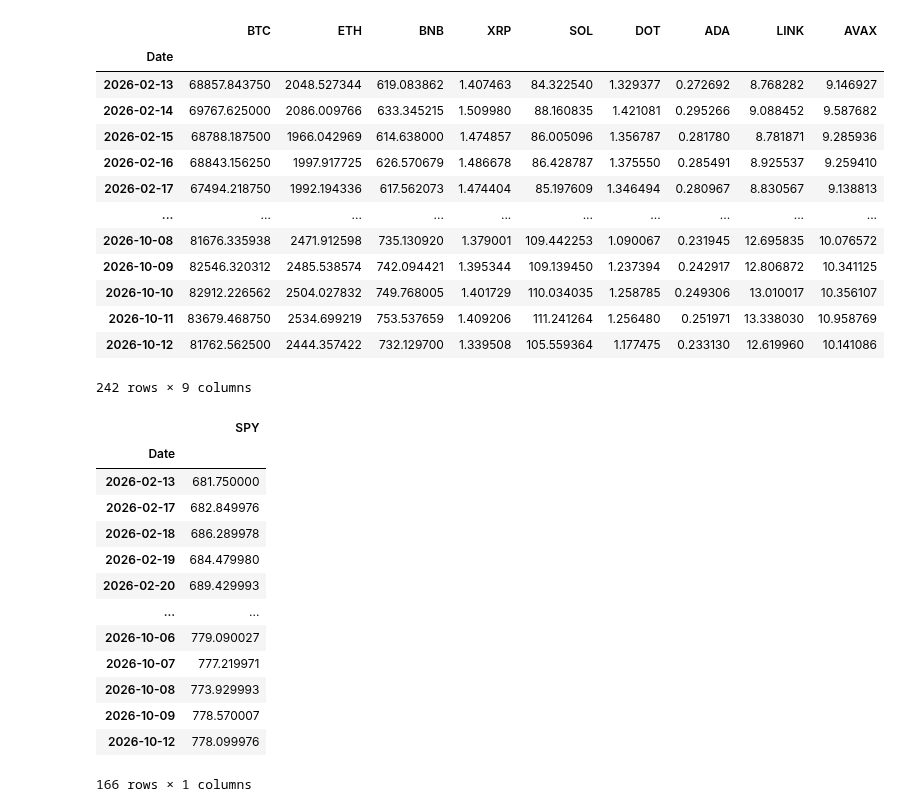
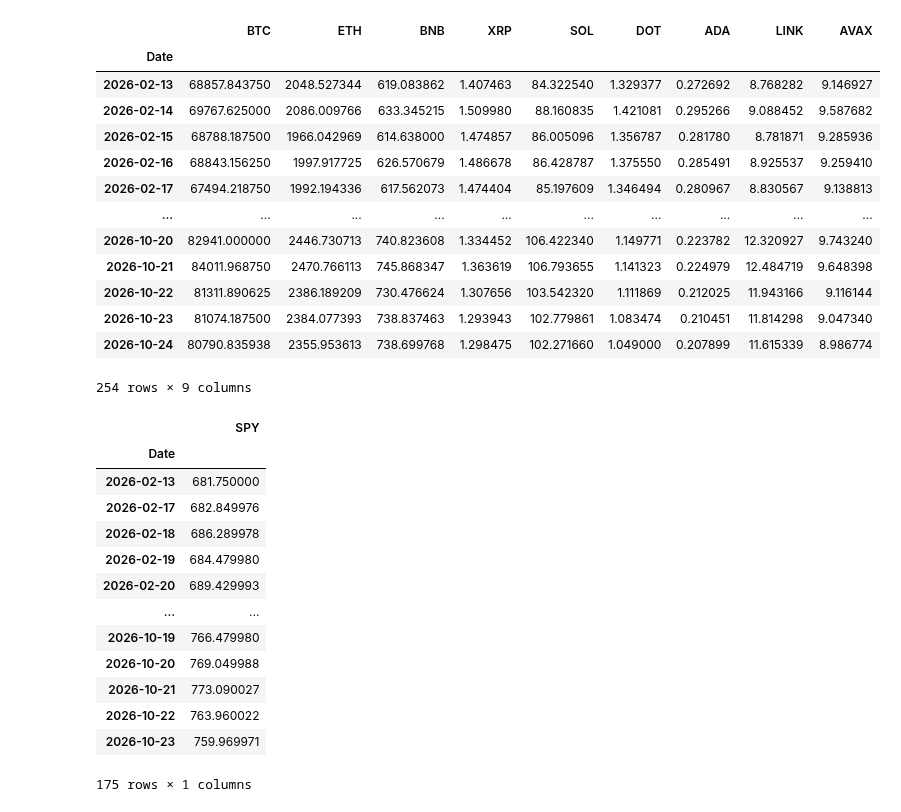
Before and after one commit to Familenko/DCA, a Jupyter notebook: main.ipynb, the cells around one changed output. Cells and saved outputs as stored; diff of their text form; code cells hidden in the pictures.

```diff
--- a/main.ipynb
+++ b/main.ipynb
@@ -31,28 +31,24 @@ Loading data for DOT from 2026-02-13 to 2026-10-13...
 ... (8 outputs left out)
 # %%
 df_crypto = pd.read_csv("data/crypto.csv", index_col=0, parse_dates=True)
-crypto_strategy={'buy_amount': strategy.crypto_buy_amount, 'freq': strategy.crypto_freq}
-
 df_crypto
 # %% [output]
 |  | BTC | ETH | BNB | XRP | SOL | DOT | ADA | LINK | AVAX |
 | Date |  |  |  |  |  |  |  |  |  |
 | 2026-02-13 | 68857.843750 | 2048.527344 | 619.083862 | 1.407463 | 84.322540 | 1.329377 | 0.272692 | 8.768282 | 9.146927 |
 | 2026-02-14 | 69767.625000 | 2086.009766 | 633.345215 | 1.509980 | 88.160835 | 1.421081 | 0.295266 | 9.088452 | 9.587682 |
 | 2026-02-15 | 68788.187500 | 1966.042969 | 614.638000 | 1.474857 | 86.005096 | 1.356787 | 0.281780 | 8.781871 | 9.285936 |
 | 2026-02-16 | 68843.156250 | 1997.917725 | 626.570679 | 1.486678 | 86.428787 | 1.375550 | 0.285491 | 8.925537 | 9.259410 |
 | 2026-02-17 | 67494.218750 | 1992.194336 | 617.562073 | 1.474404 | 85.197609 | 1.346494 | 0.280967 | 8.830567 | 9.138813 |
 | ... | ... | ... | ... | ... | ... | ... | ... | ... | ... |
-| 2026-10-08 | 81676.335938 | 2471.912598 | 735.130920 | 1.379001 | 109.442253 | 1.090067 | 0.231945 | 12.695835 | 10.076572 |
-| 2026-10-09 | 82546.320312 | 2485.538574 | 742.094421 | 1.395344 | 109.139450 | 1.237394 | 0.242917 | 12.806872 | 10.341125 |
-| 2026-10-10 | 82912.226562 | 2504.027832 | 749.768005 | 1.401729 | 110.034035 | 1.258785 | 0.249306 | 13.010017 | 10.356107 |
-| 2026-10-11 | 83679.468750 | 2534.699219 | 753.537659 | 1.409206 | 111.241264 | 1.256480 | 0.251971 | 13.338030 | 10.958769 |
-| 2026-10-12 | 81762.562500 | 2444.357422 | 732.129700 | 1.339508 | 105.559364 | 1.177475 | 0.233130 | 12.619960 | 10.141086 |
+| 2026-10-20 | 82941.000000 | 2446.730713 | 740.823608 | 1.334452 | 106.422340 | 1.149771 | 0.223782 | 12.320927 | 9.743240 |
+| 2026-10-21 | 84011.968750 | 2470.766113 | 745.868347 | 1.363619 | 106.793655 | 1.141323 | 0.224979 | 12.484719 | 9.648398 |
+| 2026-10-22 | 81311.890625 | 2386.189209 | 730.476624 | 1.307656 | 103.542320 | 1.111869 | 0.212025 | 11.943166 | 9.116144 |
+| 2026-10-23 | 81074.187500 | 2384.077393 | 738.837463 | 1.293943 | 102.779861 | 1.083474 | 0.210451 | 11.814298 | 9.047340 |
+| 2026-10-24 | 80790.835938 | 2355.953613 | 738.699768 | 1.298475 | 102.271660 | 1.049000 | 0.207899 | 11.615339 | 8.986774 |
-242 rows × 9 columns
+254 rows × 9 columns
 # %%
 df_stocks = pd.read_csv("data/stocks.csv", index_col=0, parse_dates=True)
-stocks_strategy={'buy_amount': strategy.stock_buy_amount, 'freq': strategy.stock_freq}
-
 df_stocks
 # %% [output]
 |  | SPY |
@@ -63,12 +59,12 @@ df_stocks
 | 2026-02-19 | 684.479980 |
 | 2026-02-20 | 689.429993 |
 | ... | ... |
-| 2026-10-06 | 779.090027 |
-| 2026-10-07 | 777.219971 |
-| 2026-10-08 | 773.929993 |
-| 2026-10-09 | 778.570007 |
-| 2026-10-12 | 778.099976 |
+| 2026-10-19 | 766.479980 |
+| 2026-10-20 | 769.049988 |
+| 2026-10-21 | 773.090027 |
+| 2026-10-22 | 763.960022 |
+| 2026-10-23 | 759.969971 |
-166 rows × 1 columns
+175 rows × 1 columns
 # %%
 def visualaise_strategy(df, strategy):
 
```
Also changed, not shown: parts of 3 cells of this notebook, 1 other file.
